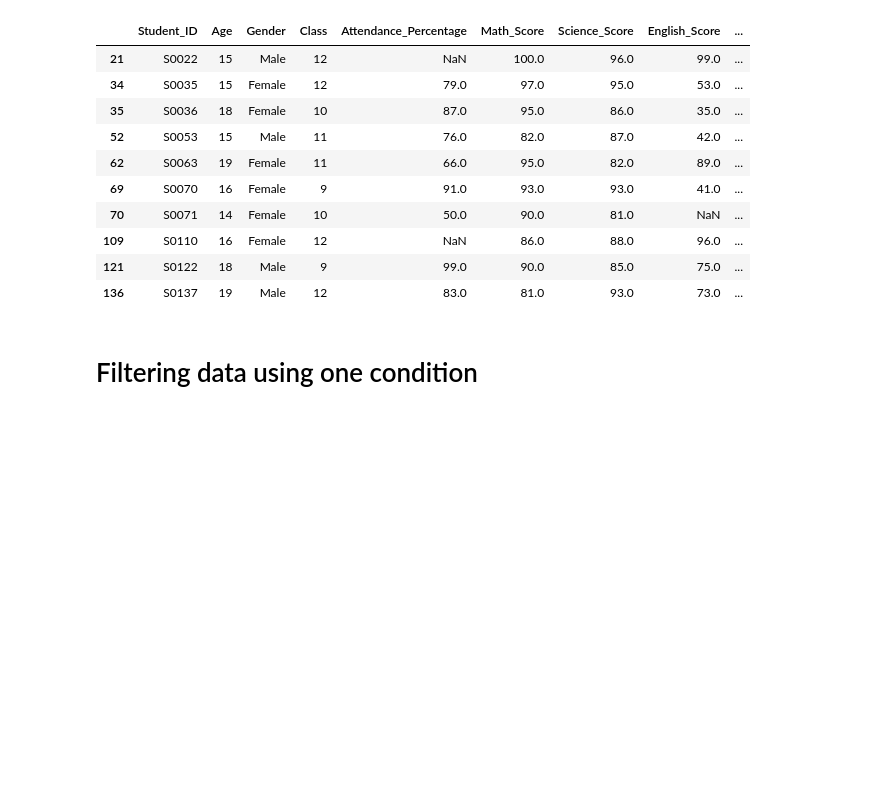
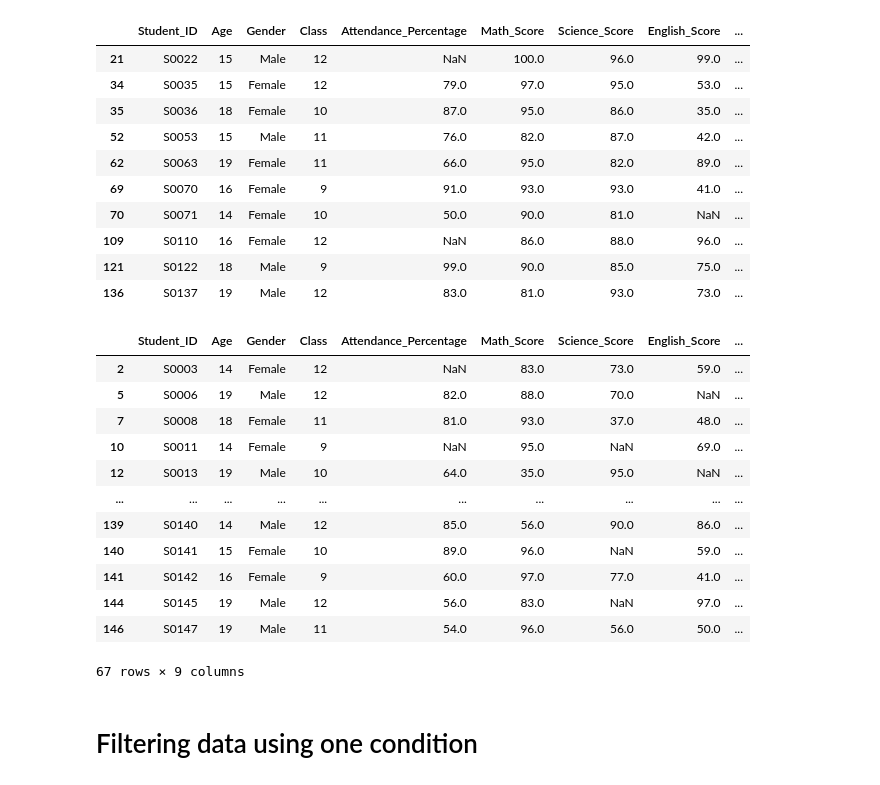
Before and after one commit to Pragnesh-10/Pandas_Notes, a Jupyter notebook: 08_filtering.ipynb, the cells around one changed output. Drawn from its saved outputs; the diff is of its cells as text; code cells hidden in the pictures; blank space fills up the shorter version.

```diff
--- a/08_filtering.ipynb
+++ b/08_filtering.ipynb
@@ -89,6 +90,22 @@ df[f1&f2]
 | 109 | S0110 | 16 | Female | 12 | NaN | 86.0 | 88.0 | 96.0 | ... |
 | 121 | S0122 | 18 | Male | 9 | 99.0 | 90.0 | 85.0 | 75.0 | ... |
 | 136 | S0137 | 19 | Male | 12 | 83.0 | 81.0 | 93.0 | 73.0 | ... |
+# %%
+df[f1|f2]
+# %% [output]
+|  | Student_ID | Age | Gender | Class | Attendance_Percentage | Math_Score | Science_Score | English_Score | ... |
+| 2 | S0003 | 14 | Female | 12 | NaN | 83.0 | 73.0 | 59.0 | ... |
+| 5 | S0006 | 19 | Male | 12 | 82.0 | 88.0 | 70.0 | NaN | ... |
+| 7 | S0008 | 18 | Female | 11 | 81.0 | 93.0 | 37.0 | 48.0 | ... |
+| 10 | S0011 | 14 | Female | 9 | NaN | 95.0 | NaN | 69.0 | ... |
+| 12 | S0013 | 19 | Male | 10 | 64.0 | 35.0 | 95.0 | NaN | ... |
+| ... | ... | ... | ... | ... | ... | ... | ... | ... | ... |
+| 139 | S0140 | 14 | Male | 12 | 85.0 | 56.0 | 90.0 | 86.0 | ... |
+| 140 | S0141 | 15 | Female | 10 | 89.0 | 96.0 | NaN | 59.0 | ... |
+| 141 | S0142 | 16 | Female | 9 | 60.0 | 97.0 | 77.0 | 41.0 | ... |
+| 144 | S0145 | 19 | Male | 12 | 56.0 | 83.0 | NaN | 97.0 | ... |
+| 146 | S0147 | 19 | Male | 11 | 54.0 | 96.0 | 56.0 | 50.0 | ... |
+67 rows × 9 columns
 # %% [markdown]
 # Filtering data using  one condition
 # %%
```
Also changed, not shown: parts of 1 cell of this notebook, 9 other files.
